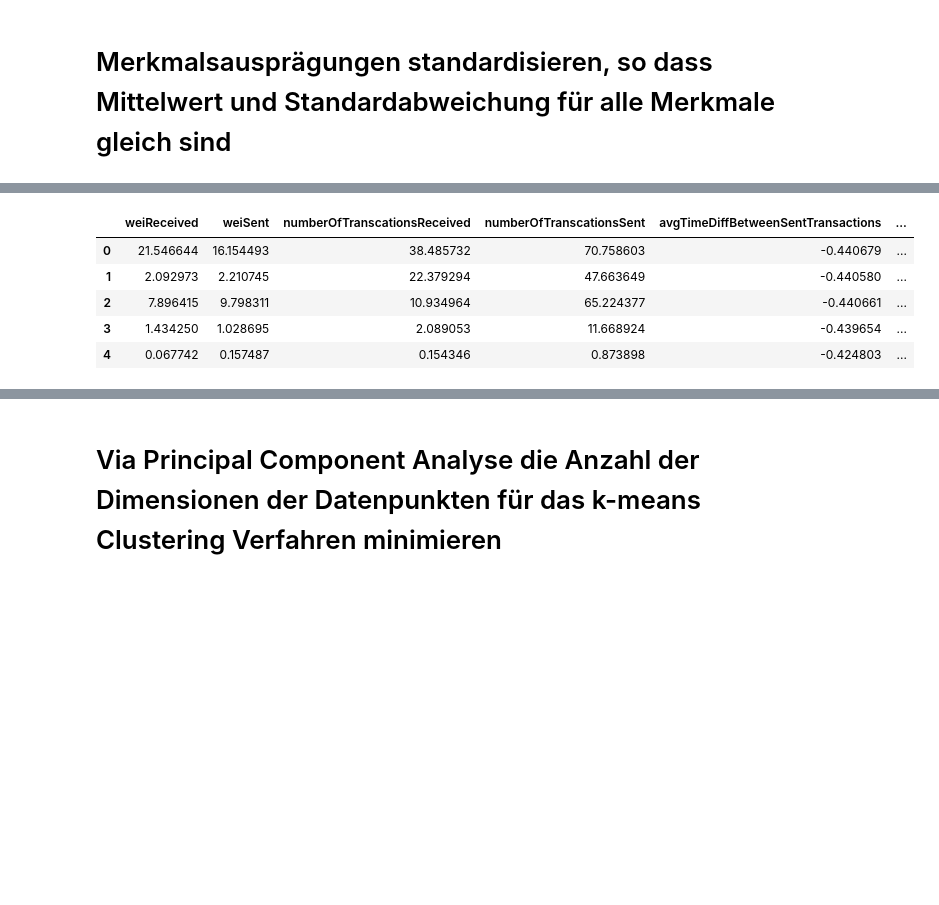
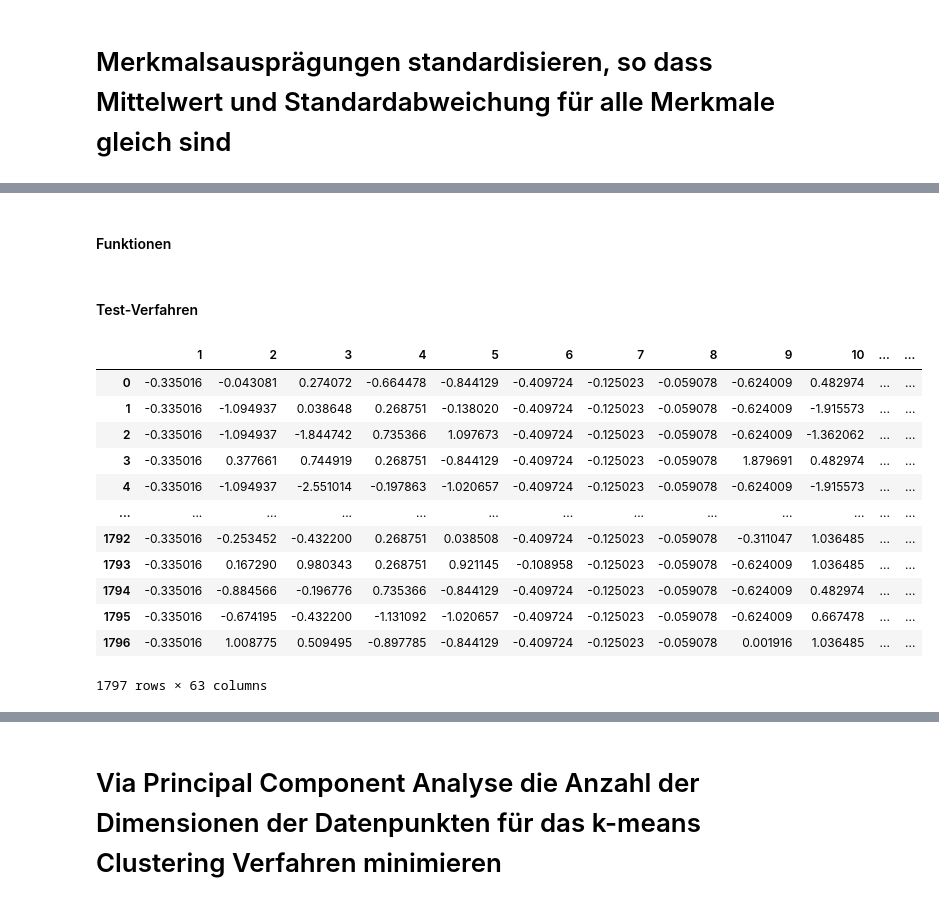
Before and after one commit to mgsgde/ethcluster, a Jupyter notebook: main.ipynb, the cells around one changed output, grey strips where cells are left out. Saved outputs shown, nothing was run; the diff lists cells and outputs as text; code cells hidden in the pictures; blank space fills up the shorter version.

```diff
--- a/main.ipynb
+++ b/main.ipynb
@@ -51,6 +98,2 @@ Size of the account feature dataset: 9.584808 Megabytes
 # %% [markdown]
 # Merkmalsausprägungen standardisieren, so dass Mittelwert und Standardabweichung für alle Merkmale gleich sind
-# %%
-featureNames = ['weiReceived', 'weiSent', 'numberOfTranscationsReceived', 'numberOfTranscationsSent', 'avgTimeDiffBetweenSentTransactions', 'avgTimeDiffBetweenReceivedTransactions']
-featureValues = results.loc[:,featureNames]
-featureValues.head()
@@ -64,12 +100,27 @@ featureValues.head()
+# %% [markdown]
+#### Funktionen
 # %%
-scaler = StandardScaler(copy=True, with_mean=True, with_std=True)
-featureValues_std= scaler.fit_transform(featureValues)
-featureValues_std = pd.DataFrame(featureValues_std, columns=featureNames)
-featureValues_std.head()
+def standardize(featureValues):
+    scaler = StandardScaler(copy=True, with_mean=True, with_std=True);
+    featureValues_std= scaler.fit_transform(featureValues);
+    featureValues_std = pd.DataFrame(featureValues_std, columns=featureValues.columns);
+    return featureValues_std;
-# %% [output]
-|  | weiReceived | weiSent | numberOfTranscationsReceived | numberOfTranscationsSent | avgTimeDiffBetweenSentTransactions | ... |
-| 0 | 21.546644 | 16.154493 | 38.485732 | 70.758603 | -0.440679 | ... |
-| 1 | 2.092973 | 2.210745 | 22.379294 | 47.663649 | -0.440580 | ... |
-| 2 | 7.896415 | 9.798311 | 10.934964 | 65.224377 | -0.440661 | ... |
-| 3 | 1.434250 | 1.028695 | 2.089053 | 11.668924 | -0.439654 | ... |
-| 4 | 0.067742 | 0.157487 | 0.154346 | 0.873898 | -0.424803 | ... |
+# %% [markdown]
+#### Test-Verfahren
+# %%
+sampleFeatureValues_std = standardize(sampleFeatureValues);
+sampleFeatureValues_std
+# %% [output]
+|  | 1 | 2 | 3 | 4 | 5 | 6 | 7 | 8 | 9 | 10 | ... | ... |
+| 0 | -0.335016 | -0.043081 | 0.274072 | -0.664478 | -0.844129 | -0.409724 | -0.125023 | -0.059078 | -0.624009 | 0.482974 | ... | ... |
+| 1 | -0.335016 | -1.094937 | 0.038648 | 0.268751 | -0.138020 | -0.409724 | -0.125023 | -0.059078 | -0.624009 | -1.915573 | ... | ... |
+| 2 | -0.335016 | -1.094937 | -1.844742 | 0.735366 | 1.097673 | -0.409724 | -0.125023 | -0.059078 | -0.624009 | -1.362062 | ... | ... |
+| 3 | -0.335016 | 0.377661 | 0.744919 | 0.268751 | -0.844129 | -0.409724 | -0.125023 | -0.059078 | 1.879691 | 0.482974 | ... | ... |
+| 4 | -0.335016 | -1.094937 | -2.551014 | -0.197863 | -1.020657 | -0.409724 | -0.125023 | -0.059078 | -0.624009 | -1.915573 | ... | ... |
+| ... | ... | ... | ... | ... | ... | ... | ... | ... | ... | ... | ... | ... |
+| 1792 | -0.335016 | -0.253452 | -0.432200 | 0.268751 | 0.038508 | -0.409724 | -0.125023 | -0.059078 | -0.311047 | 1.036485 | ... | ... |
+| 1793 | -0.335016 | 0.167290 | 0.980343 | 0.268751 | 0.921145 | -0.108958 | -0.125023 | -0.059078 | -0.624009 | 1.036485 | ... | ... |
+| 1794 | -0.335016 | -0.884566 | -0.196776 | 0.735366 | -0.844129 | -0.409724 | -0.125023 | -0.059078 | -0.624009 | 0.482974 | ... | ... |
+| 1795 | -0.335016 | -0.674195 | -0.432200 | -1.131092 | -1.020657 | -0.409724 | -0.125023 | -0.059078 | -0.624009 | 0.667478 | ... | ... |
+| 1796 | -0.335016 | 1.008775 | 0.509495 | -0.897785 | -0.844129 | -0.409724 | -0.125023 | -0.059078 | 0.001916 | 1.036485 | ... | ... |
+1797 rows × 63 columns
```
Also changed, not shown: parts of 17 cells of this notebook.
